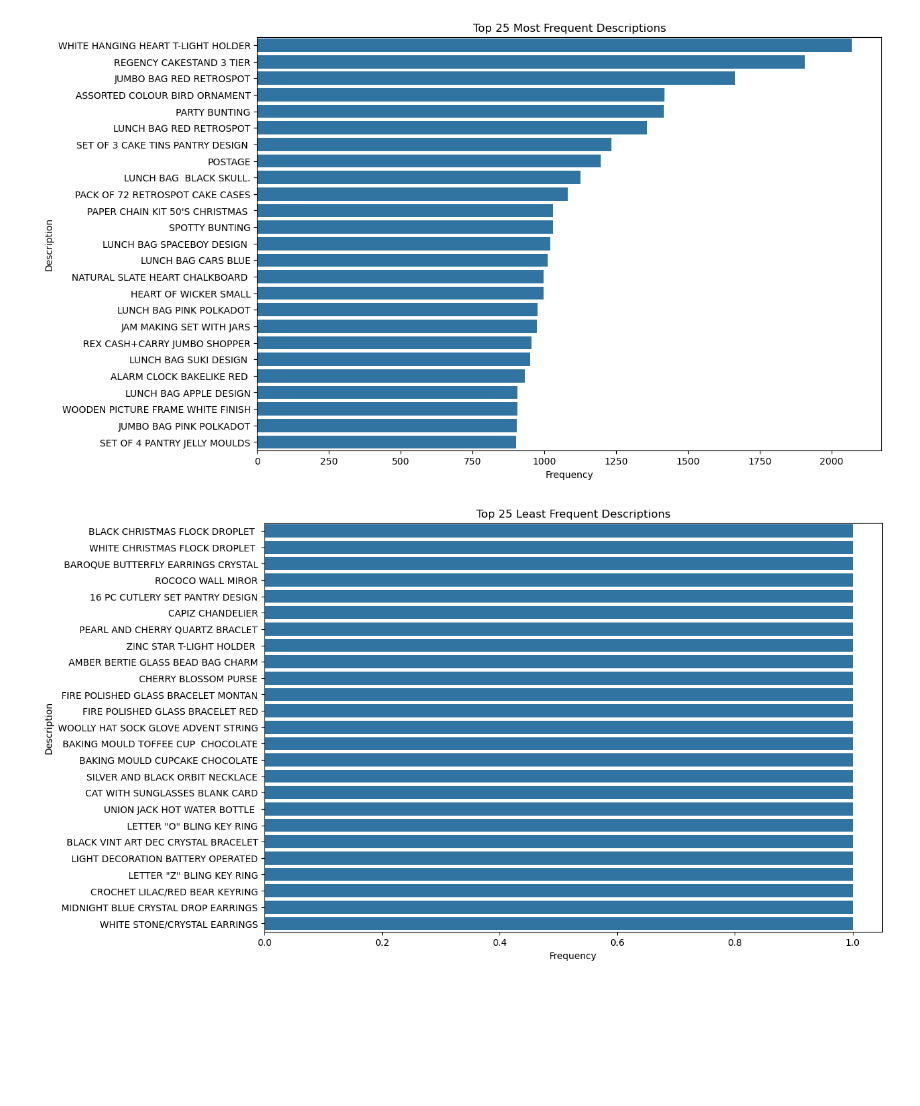
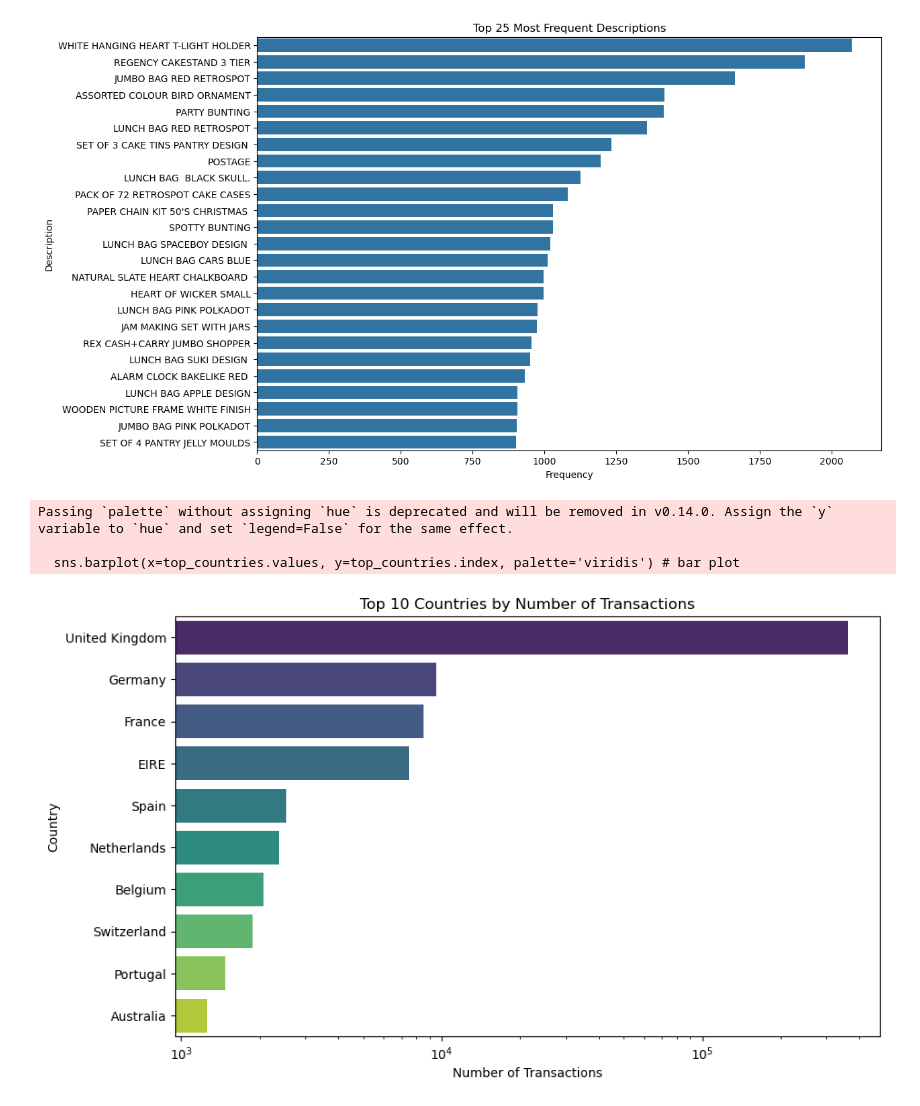
Before and after one commit to daffwwz/online-retail-dataset-analysis, a Jupyter notebook: online_retail.ipynb, the cells around one changed output. Cells and saved outputs as stored; diff of their text form; code cells hidden in the pictures; blank space fills up the shorter version.

```diff
--- a/online_retail.ipynb
+++ b/online_retail.ipynb
@@ -111,16 +111,20 @@ plt.show()
 # %% [output]
 number of unique description: 3896
 [figure]
-# %%
-desc_counts = df_cleaned['Description'].value_counts()
-df_counts = desc_counts.reset_index()
-df_counts.columns = ['Description', 'Count']
-df_top = df_counts.tail(25)
-plt.figure(figsize=(12,8))
-sns.barplot(y='Description', x='Count', data=df_top)
-plt.title('Top 25 Least Frequent Descriptions')
-plt.xlabel('Frequency')
-plt.ylabel('Description')
-plt.show()
-# %% [output]
-[figure, removed]
+# %%
+# top 10 countries by number of transactions
+country_counts = df_cleaned['Country'].value_counts()
+top_countries = country_counts.head(10)
+plt.figure(figsize=(10,6))
+# sns.plot(kind='pie', autopct='%1.1f%%', startangle=90) # pie chart
+sns.barplot(x=top_countries.values, y=top_countries.index, palette='viridis') # bar plot
+plt.title('Top 10 Countries by Number of Transactions')
+plt.xlabel('Number of Transactions')
+plt.ylabel('Country')
+plt.xscale('log')
+plt.show()
+# %% [output]
+Passing `palette` without assigning `hue` is deprecated and will be removed in v0.14.0. Assign the `y` variable to `hue` and set `legend=False` for the same effect.
+
+  sns.barplot(x=top_countries.values, y=top_countries.index, palette='viridis') # bar plot
+[figure, added]
```
Also changed, not shown: parts of 5 cells of this notebook.
